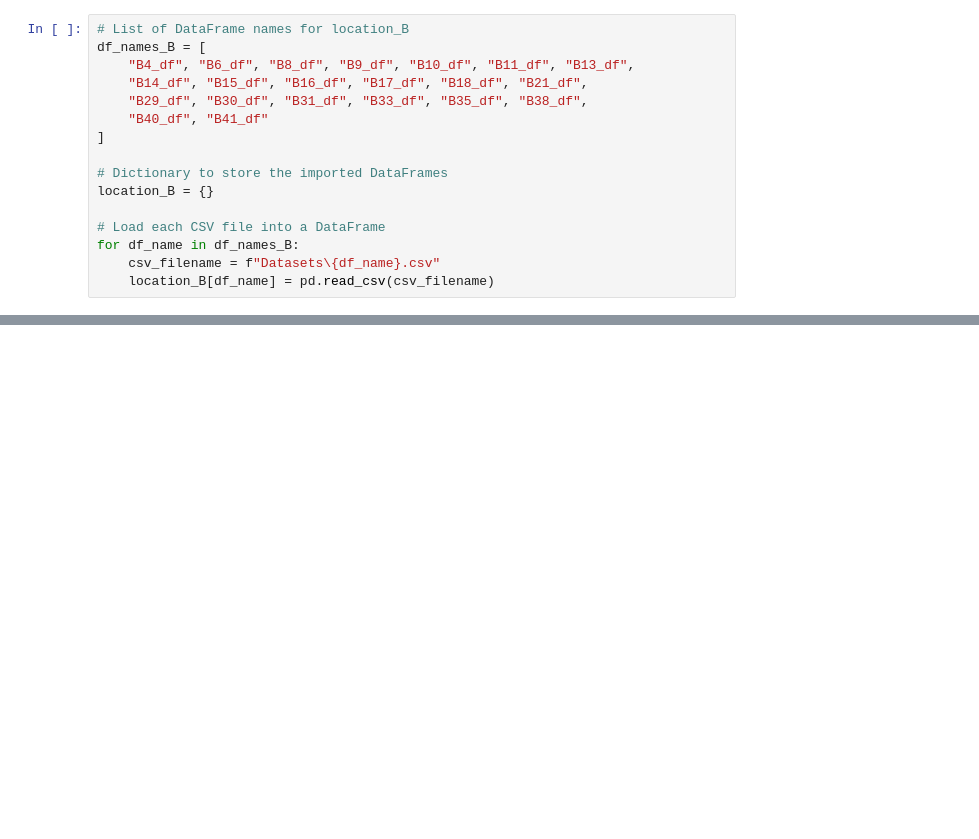
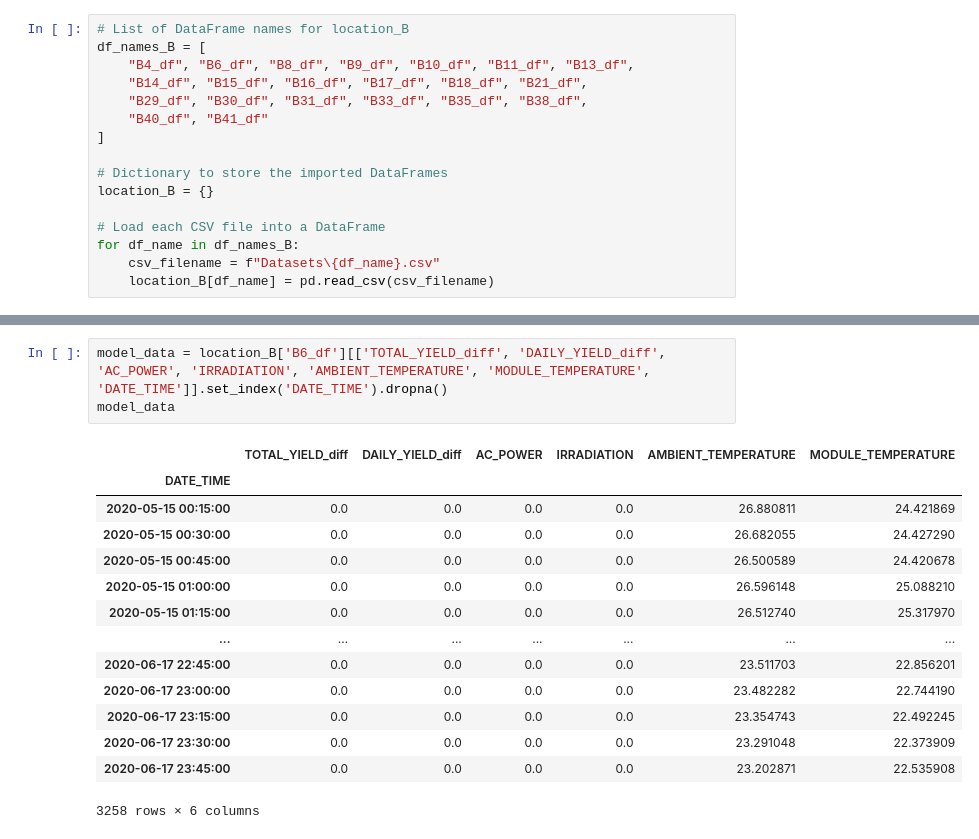
Before and after one commit to AkinduH/SLIIT-Datathon-2024, a Jupyter notebook: Anomaly_Detection_Model.ipynb, the cells around one changed output, grey strips where cells are left out. Cells and saved outputs as stored; diff of their text form; blank space fills up the shorter version.

```diff
--- a/Anomaly_Detection_Model.ipynb
+++ b/Anomaly_Detection_Model.ipynb
@@ -55,0 +105,18 @@ location_A['A1_df']
+# %%
+model_data = location_B['B6_df'][['TOTAL_YIELD_diff', 'DAILY_YIELD_diff', 'AC_POWER', 'IRRADIATION', 'AMBIENT_TEMPERATURE', 'MODULE_TEMPERATURE', 'DATE_TIME']].set_index('DATE_TIME').dropna()
+model_data
+# %% [output]
+|  | TOTAL_YIELD_diff | DAILY_YIELD_diff | AC_POWER | IRRADIATION | AMBIENT_TEMPERATURE | MODULE_TEMPERATURE |
+| DATE_TIME |  |  |  |  |  |  |
+| 2020-05-15 00:15:00 | 0.0 | 0.0 | 0.0 | 0.0 | 26.880811 | 24.421869 |
+| 2020-05-15 00:30:00 | 0.0 | 0.0 | 0.0 | 0.0 | 26.682055 | 24.427290 |
+| 2020-05-15 00:45:00 | 0.0 | 0.0 | 0.0 | 0.0 | 26.500589 | 24.420678 |
+| 2020-05-15 01:00:00 | 0.0 | 0.0 | 0.0 | 0.0 | 26.596148 | 25.088210 |
+| 2020-05-15 01:15:00 | 0.0 | 0.0 | 0.0 | 0.0 | 26.512740 | 25.317970 |
+| ... | ... | ... | ... | ... | ... | ... |
+| 2020-06-17 22:45:00 | 0.0 | 0.0 | 0.0 | 0.0 | 23.511703 | 22.856201 |
+| 2020-06-17 23:00:00 | 0.0 | 0.0 | 0.0 | 0.0 | 23.482282 | 22.744190 |
+| 2020-06-17 23:15:00 | 0.0 | 0.0 | 0.0 | 0.0 | 23.354743 | 22.492245 |
+| 2020-06-17 23:30:00 | 0.0 | 0.0 | 0.0 | 0.0 | 23.291048 | 22.373909 |
+| 2020-06-17 23:45:00 | 0.0 | 0.0 | 0.0 | 0.0 | 23.202871 | 22.535908 |
+3258 rows × 6 columns
```
Also changed, not shown: parts of 11 cells of this notebook, 2 other files.
